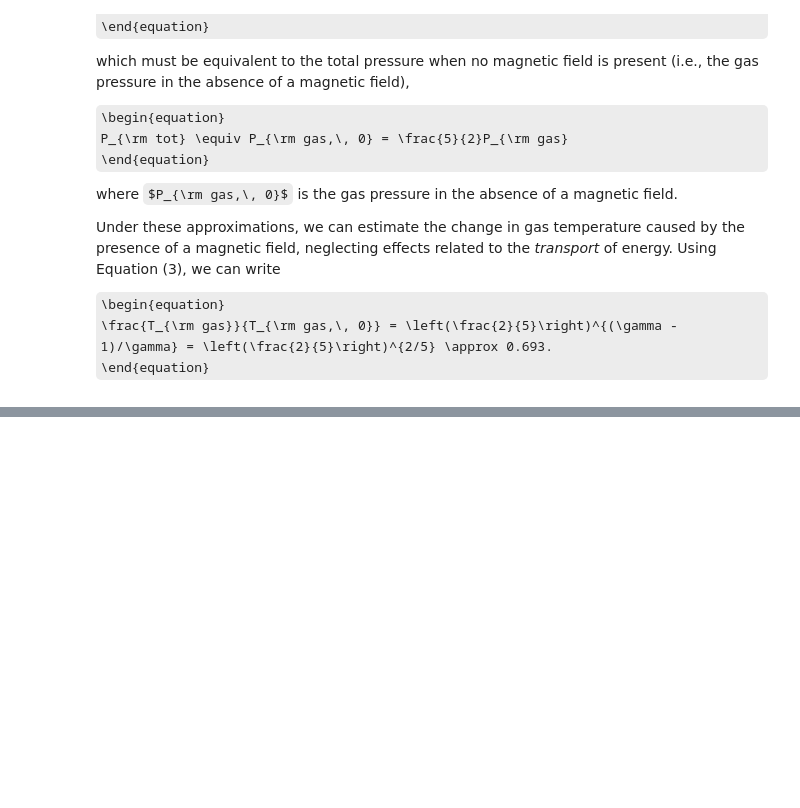
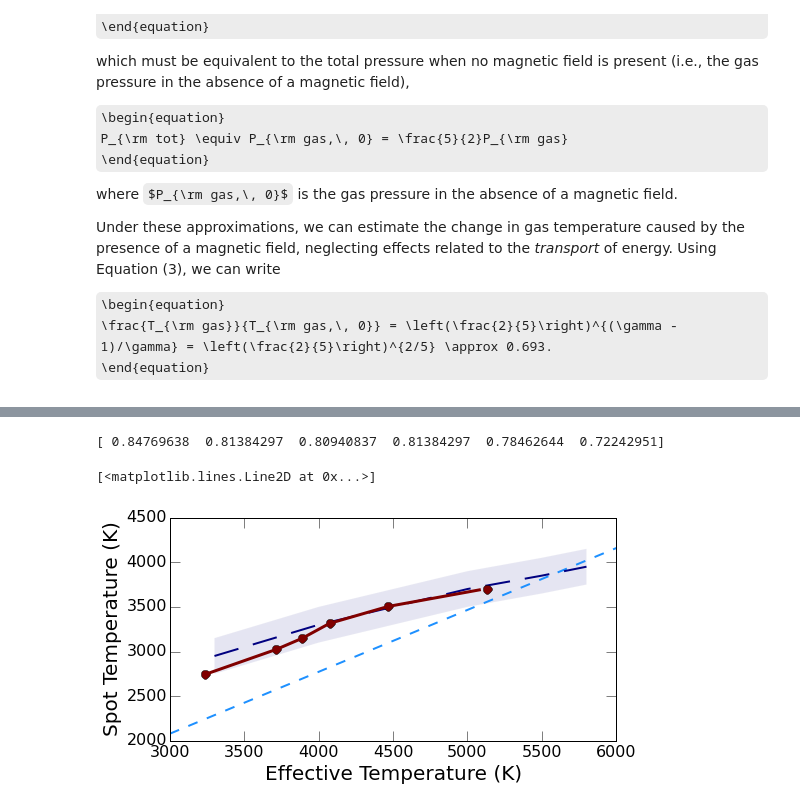
Before and after one commit to gfeiden/Notebook, a Jupyter notebook: Daily/20150803_pressure_reduc_spots.ipynb, the cells around one changed output, grey strips where cells are left out. Saved outputs shown, nothing was run; the diff lists cells and outputs as text; code cells hidden in the pictures; some formulas as TeX source; blank space fills up the shorter version.

Commit message:
Starspot temperature calculation

```diff
--- a/Daily/20150803_pressure_reduc_spots.ipynb
+++ b/Daily/20150803_pressure_reduc_spots.ipynb
@@ -82,0 +106,40 @@ Needs validation.
+# %%
+Teffs = np.arange(3000., 6100., 250.)
+Tspot_fixed_gamma = Teffs*(0.4)**0.4
+
+# gamma where tau ~ 1 (note, no 0.2 Msun point)
+Gammas = np.array([1.22, 1.29, 1.30, 1.29, 1.36, 1.55])
+ModelT = np.array([3.51, 3.57, 3.59, 3.61, 3.65, 3.71])
+ModelT = 10**ModelT
+Tratio = 0.4**((Gammas - 1.0)/Gammas)
+Tspot_physical_gamma = np.array([ModelT[i]*0.4**((Gammas[i] - 1.0)/Gammas[i]) for i in range(len(ModelT))])
+
+# smoothed curve
+from scipy.interpolate import interp1d
+icurve = interp1d(ModelT, Tspot_physical_gamma, kind='slinear')
+Tphot_smoothed = np.arange(3240., 5100., 20.)
+Tspot_smoothed = icurve(Tphot_smoothed)
+
+# approximate Berdyugina data
+DeltaT = np.array([ 350.,  450.,  700., 1000., 1300., 1650., 1850.])
+BerdyT = np.array([3300., 3500., 4000., 4500., 5000., 5500., 5800.])
+BSpotT = BerdyT - DeltaT
+
+print Tratio
+# %% [output]
+[ 0.84769638  0.81384297  0.80940837  0.81384297  0.78462644  0.72242951]
+# %%
+fig, ax = plt.subplots(1, 1, figsize=(8,4))
+
+ax.set_xlabel('Effective Temperature (K)', fontsize=20.)
+ax.set_ylabel('Spot Temperature (K)', fontsize=20.)
+ax.tick_params(which='major', axis='both', length=10., labelsize=16.)
+
+ax.plot(Teffs, Tspot_fixed_gamma, '--', lw=2, dashes=(10., 10.), markersize=9.0, c='#1e90ff')
+ax.plot(BerdyT, BSpotT, '-', lw=2 , dashes=(25., 15.), c='#000080')
+ax.fill_between(BerdyT, BSpotT - 200., BSpotT + 200., facecolor='#000080', alpha=0.1, edgecolor='#eeeeee')
+ax.plot(ModelT, Tspot_physical_gamma, 'o', lw=2, markersize=9.0, c='#800000')
+ax.plot(Tphot_smoothed, Tspot_smoothed, '-', lw=3, c='#800000')
+# %% [output]
+[<matplotlib.lines.Line2D at 0x...>]
+[figure, added]
```
Also changed, not shown: parts of 6 cells of this notebook.
